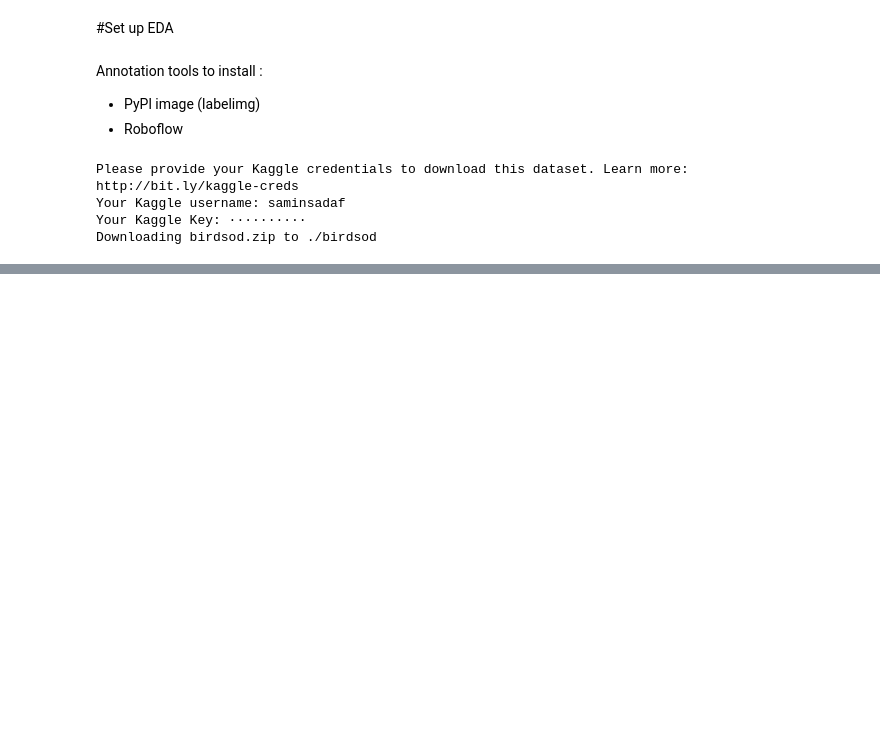
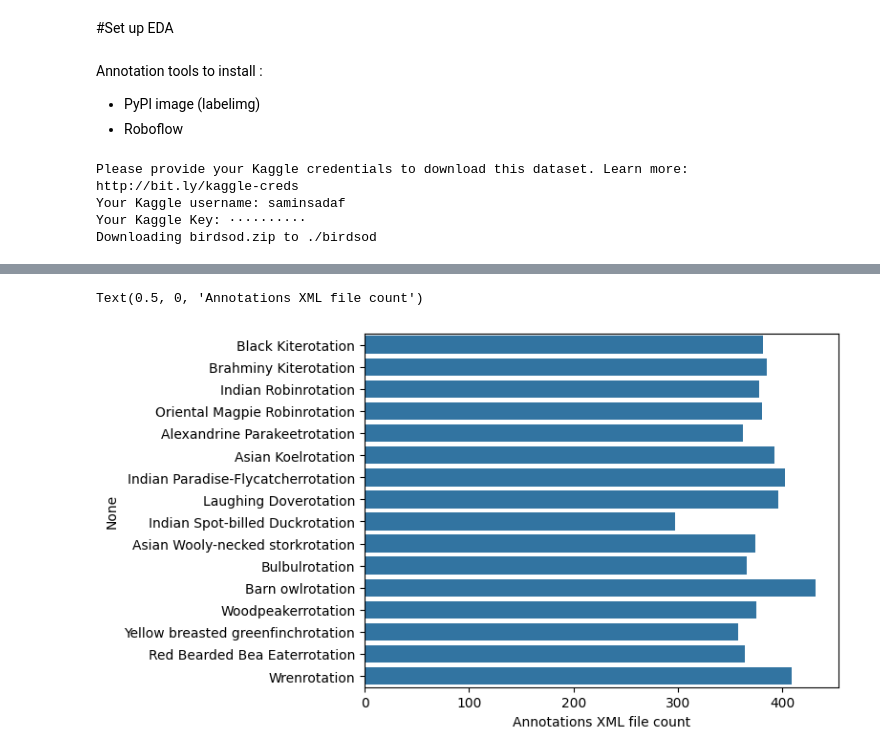
Before and after one commit to Samin-Sadaf7/MasteringObjectDetection, a Jupyter notebook: MasteringObjectDetection.ipynb, the cells around one changed output, grey strips where cells are left out. Drawn from its saved outputs; the diff is of its cells as text; code cells hidden in the pictures; blank space fills up the shorter version.

```diff
--- a/MasteringObjectDetection.ipynb
+++ b/MasteringObjectDetection.ipynb
@@ -119,0 +169,7 @@ Downloading birdsod.zip to ./birdsod
+# %%
+# annotation output is the second element of the array of hwp_output
+annotations = ast.literal_eval(hwp_output[1])
+
+#Convert to a df object
+df_annotations = pd.DataFrame.from_dict(annotations, orient='index', columns=['Count'])
+df_annotations
@@ -119,0 +194,7 @@ Downloading birdsod.zip to ./birdsod
+# %%
+#Plot annotations count
+ax = sb.barplot(x='Count',y=df_annotations.index, data = df_annotations)
+ax.set_xlabel('Annotations XML file count')
+# %% [output]
+Text(0.5, 0, 'Annotations XML file count')
+[figure, added]
```
Also changed, not shown: parts of 7 cells of this notebook.
